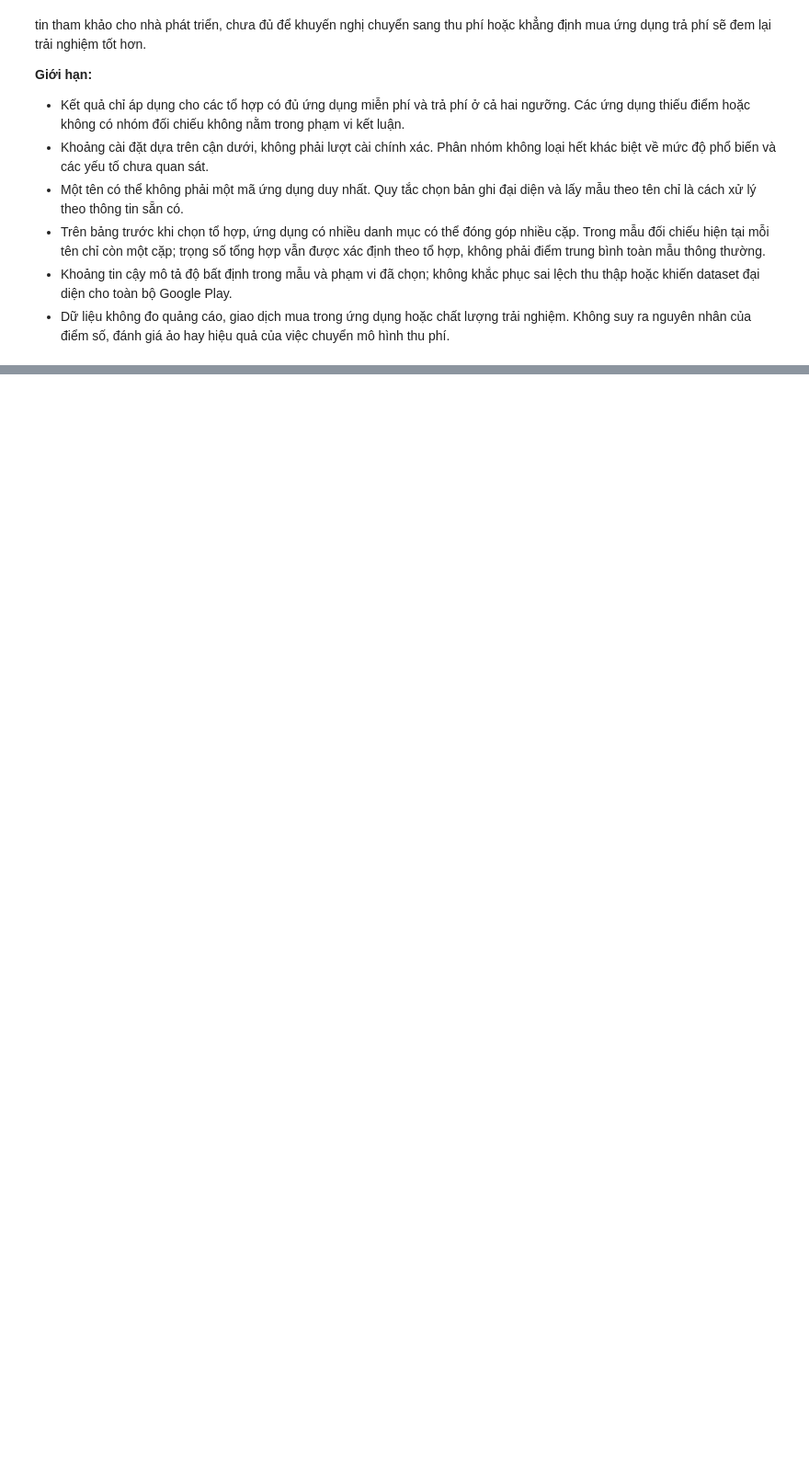
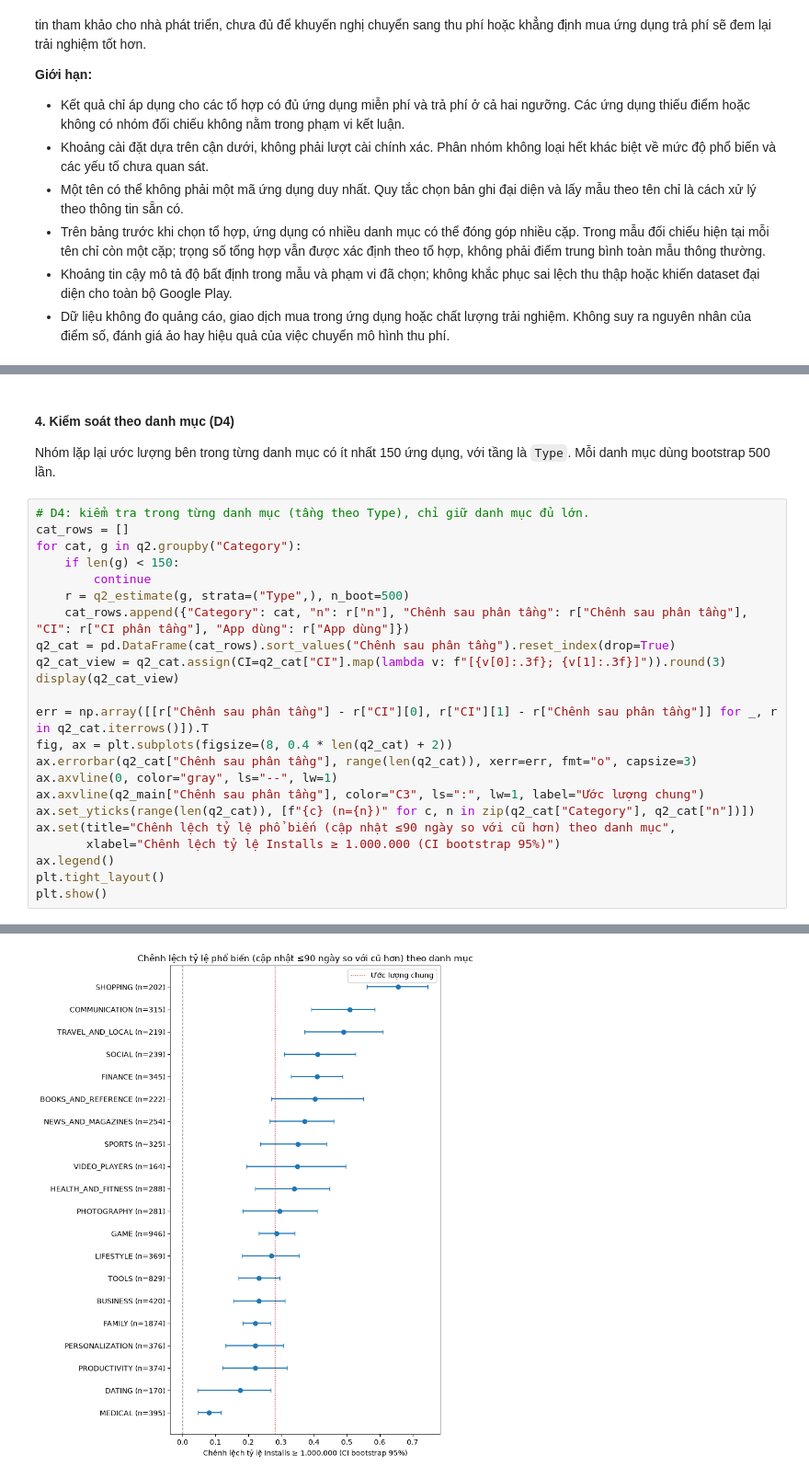
Before and after one commit to phtanh05/google-play-store-apps-analysis, a Jupyter notebook: notebooks/02_analysis.ipynb, the cells around one changed output, grey strips where cells are left out. Shown at 92% size. Saved outputs shown, nothing was run; the diff lists cells and outputs as text; blank space fills up the shorter version.

```diff
--- a/notebooks/02_analysis.ipynb
+++ b/notebooks/02_analysis.ipynb
@@ -1118,0 +873,28 @@ with pd.option_context("display.max_columns", None):
+# %% [markdown]
+#### **4. Kiểm soát theo danh mục (D4)**
+
+Nhóm lặp lại ước lượng bên trong từng danh mục có ít nhất 150 ứng dụng, với tầng là `Type`. Mỗi danh mục dùng bootstrap 500 lần.
+# %%
+# D4: kiểm tra trong từng danh mục (tầng theo Type), chỉ giữ danh mục đủ lớn.
+cat_rows = []
+for cat, g in q2.groupby("Category"):
+    if len(g) < 150:
+        continue
+    r = q2_estimate(g, strata=("Type",), n_boot=500)
+    cat_rows.append({"Category": cat, "n": r["n"], "Chênh sau phân tầng": r["Chênh sau phân tầng"], "CI": r["CI phân tầng"], "App dùng": r["App dùng"]})
+q2_cat = pd.DataFrame(cat_rows).sort_values("Chênh sau phân tầng").reset_index(drop=True)
+q2_cat_view = q2_cat.assign(CI=q2_cat["CI"].map(lambda v: f"[{v[0]:.3f}; {v[1]:.3f}]")).round(3)
+display(q2_cat_view)
+
+err = np.array([[r["Chênh sau phân tầng"] - r["CI"][0], r["CI"][1] - r["Chênh sau phân tầng"]] for _, r in q2_cat.iterrows()]).T
+fig, ax = plt.subplots(figsize=(8, 0.4 * len(q2_cat) + 2))
+ax.errorbar(q2_cat["Chênh sau phân tầng"], range(len(q2_cat)), xerr=err, fmt="o", capsize=3)
+ax.axvline(0, color="gray", ls="--", lw=1)
+ax.axvline(q2_main["Chênh sau phân tầng"], color="C3", ls=":", lw=1, label="Ước lượng chung")
+ax.set_yticks(range(len(q2_cat)), [f"{c} (n={n})" for c, n in zip(q2_cat["Category"], q2_cat["n"])])
+ax.set(title="Chênh lệch tỷ lệ phổ biến (cập nhật ≤90 ngày so với cũ hơn) theo danh mục",
+       xlabel="Chênh lệch tỷ lệ Installs ≥ 1.000.000 (CI bootstrap 95%)")
+ax.legend()
+plt.tight_layout()
+plt.show()
+# %% [output]
@@ -1118,0 +918 @@ with pd.option_context("display.max_columns", None):
+[figure, added]
```
Also changed, not shown: parts of 40 cells of this notebook, 1 other file.
